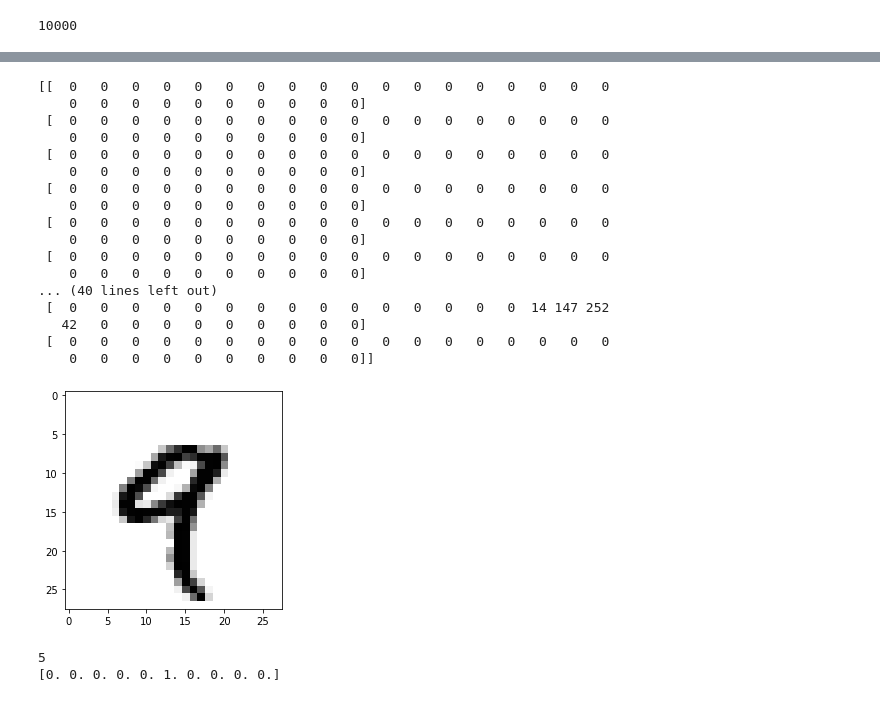
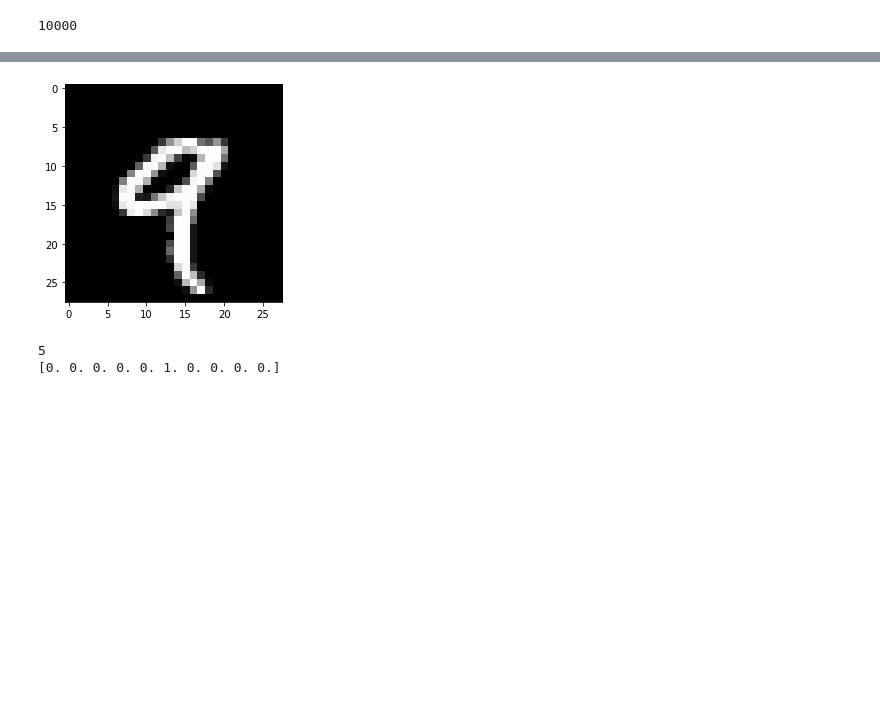
Before and after one commit to imguru-mooc/keras_deep_learning, a Jupyter notebook: 3_day/1.keras_example.ipynb, the cells around one changed output, grey strips where cells are left out. Saved outputs shown, nothing was run; the diff lists cells and outputs as text; code cells hidden in the pictures; blank space fills up the shorter version.

```diff
--- a/3_day/1.keras_example.ipynb
+++ b/3_day/1.keras_example.ipynb
@@ -44,28 +92,11 @@ array([7, 2, 1, ..., 4, 5, 6], dtype=uint8)
 import matplotlib.pyplot as plt
 # %%
 digit = train_images[4]
-print(train_images[4])
-plt.imshow(digit, cmap=plt.cm.binary)
+#plt.imshow(digit, cmap='gray')
+plt.imshow(digit, cmap=plt.cm.gray)
 plt.show()
 # %% [output]
-[[  0   0   0   0   0   0   0   0   0   0   0   0   0   0   0   0   0   0
-    0   0   0   0   0   0   0   0   0   0]
- [  0   0   0   0   0   0   0   0   0   0   0   0   0   0   0   0   0   0
-    0   0   0   0   0   0   0   0   0   0]
- [  0   0   0   0   0   0   0   0   0   0   0   0   0   0   0   0   0   0
-    0   0   0   0   0   0   0   0   0   0]
- [  0   0   0   0   0   0   0   0   0   0   0   0   0   0   0   0   0   0
-    0   0   0   0   0   0   0   0   0   0]
- [  0   0   0   0   0   0   0   0   0   0   0   0   0   0   0   0   0   0
-    0   0   0   0   0   0   0   0   0   0]
- [  0   0   0   0   0   0   0   0   0   0   0   0   0   0   0   0   0   0
-    0   0   0   0   0   0   0   0   0   0]
-... (40 lines left out)
- [  0   0   0   0   0   0   0   0   0   0   0   0   0   0   0  14 147 252
-   42   0   0   0   0   0   0   0   0   0]
- [  0   0   0   0   0   0   0   0   0   0   0   0   0   0   0   0   0   0
-    0   0   0   0   0   0   0   0   0   0]]
-[figure, old version]
+[figure, new version]
 # %%
 from keras import models
 from keras import layers
```
Also changed, not shown: parts of 37 cells of this notebook.
